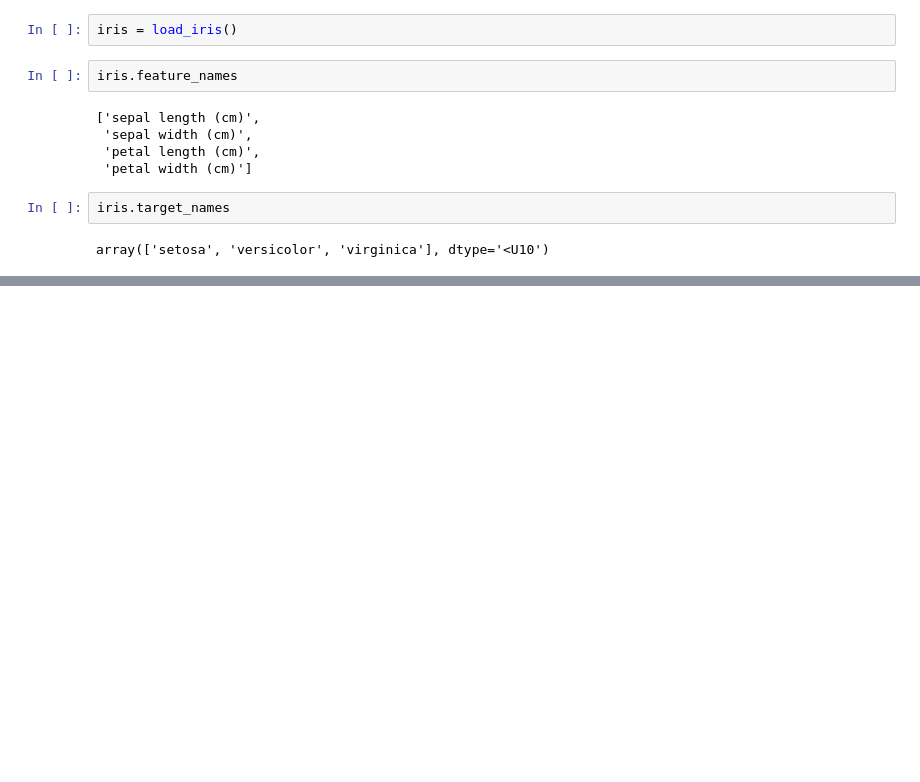
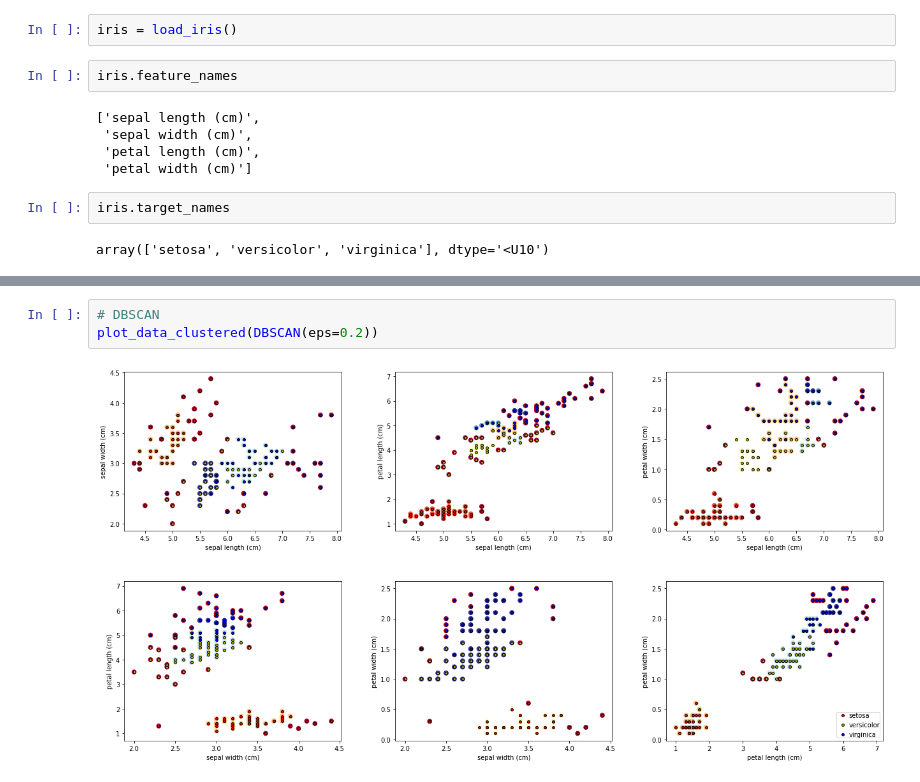
Before and after one commit to jhigginbotham64/csce-5380-project, a Jupyter notebook: CSCE_5380_Project.ipynb, the cells around one changed output, grey strips where cells are left out. Saved outputs shown, nothing was run; the diff lists cells and outputs as text; blank space fills up the shorter version.

```diff
--- a/CSCE_5380_Project.ipynb
+++ b/CSCE_5380_Project.ipynb
@@ -142,0 +191,5 @@ plot_data(RandomForestClassifier)
+# %%
+# DBSCAN
+plot_data_clustered(DBSCAN(eps=0.2))
+# %% [output]
+[figure, added]
```
Also changed, not shown: parts of 15 cells of this notebook, 2 other files.
